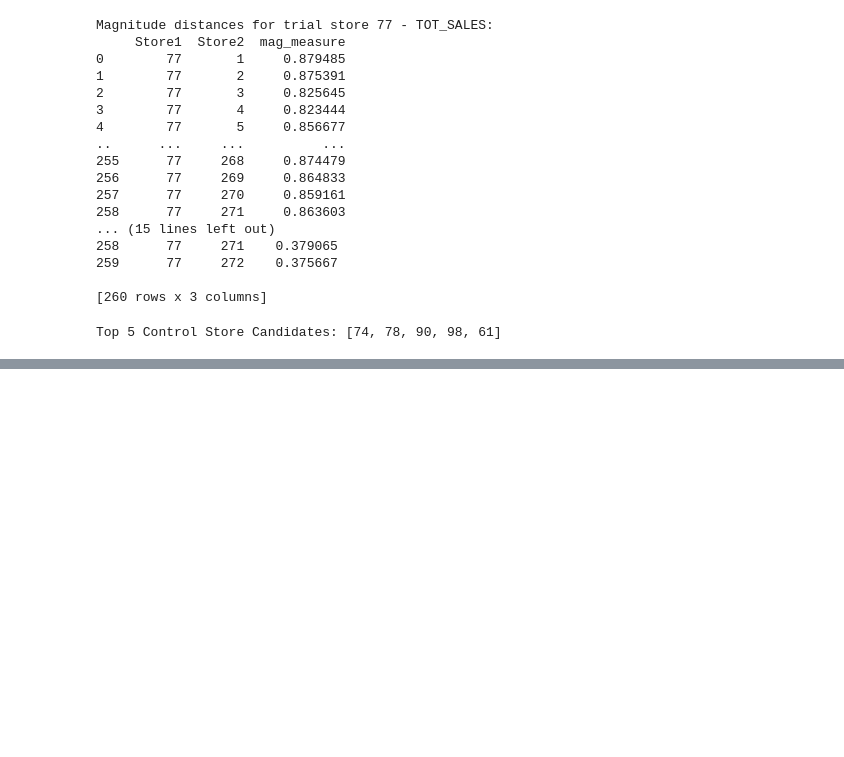
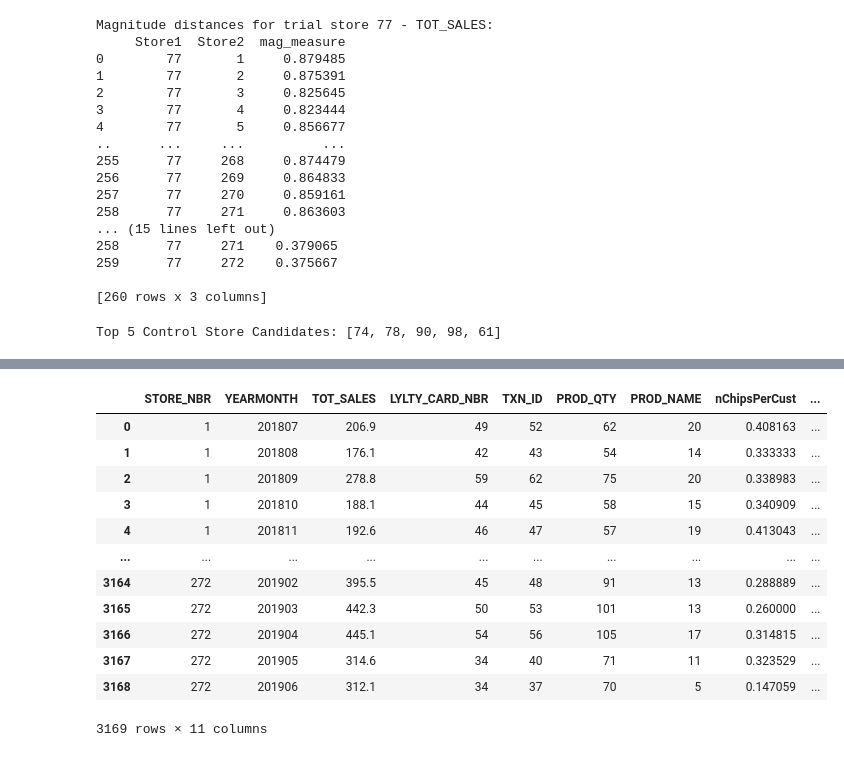
Before and after one commit to muhammad-zulfikar/quantium, a Jupyter notebook: quantium_task2.ipynb, the cells around one changed output, grey strips where cells are left out. Saved outputs shown, nothing was run; the diff lists cells and outputs as text; code cells hidden in the pictures; blank space fills up the shorter version.

```diff
--- a/quantium_task2.ipynb
+++ b/quantium_task2.ipynb
@@ -453,0 +393,16 @@ KeyError: 'Store_type'
+# %%
+metrics
+# %% [output]
+|  | STORE_NBR | YEARMONTH | TOT_SALES | LYLTY_CARD_NBR | TXN_ID | PROD_QTY | PROD_NAME | nChipsPerCust | ... |
+| 0 | 1 | 201807 | 206.9 | 49 | 52 | 62 | 20 | 0.408163 | ... |
+| 1 | 1 | 201808 | 176.1 | 42 | 43 | 54 | 14 | 0.333333 | ... |
+| 2 | 1 | 201809 | 278.8 | 59 | 62 | 75 | 20 | 0.338983 | ... |
+| 3 | 1 | 201810 | 188.1 | 44 | 45 | 58 | 15 | 0.340909 | ... |
+| 4 | 1 | 201811 | 192.6 | 46 | 47 | 57 | 19 | 0.413043 | ... |
+| ... | ... | ... | ... | ... | ... | ... | ... | ... | ... |
+| 3164 | 272 | 201902 | 395.5 | 45 | 48 | 91 | 13 | 0.288889 | ... |
+| 3165 | 272 | 201903 | 442.3 | 50 | 53 | 101 | 13 | 0.260000 | ... |
+| 3166 | 272 | 201904 | 445.1 | 54 | 56 | 105 | 17 | 0.314815 | ... |
+| 3167 | 272 | 201905 | 314.6 | 34 | 40 | 71 | 11 | 0.323529 | ... |
+| 3168 | 272 | 201906 | 312.1 | 34 | 37 | 70 | 5 | 0.147059 | ... |
+3169 rows × 11 columns
```
Also changed, not shown: parts of 15 cells of this notebook, 1 other file.
